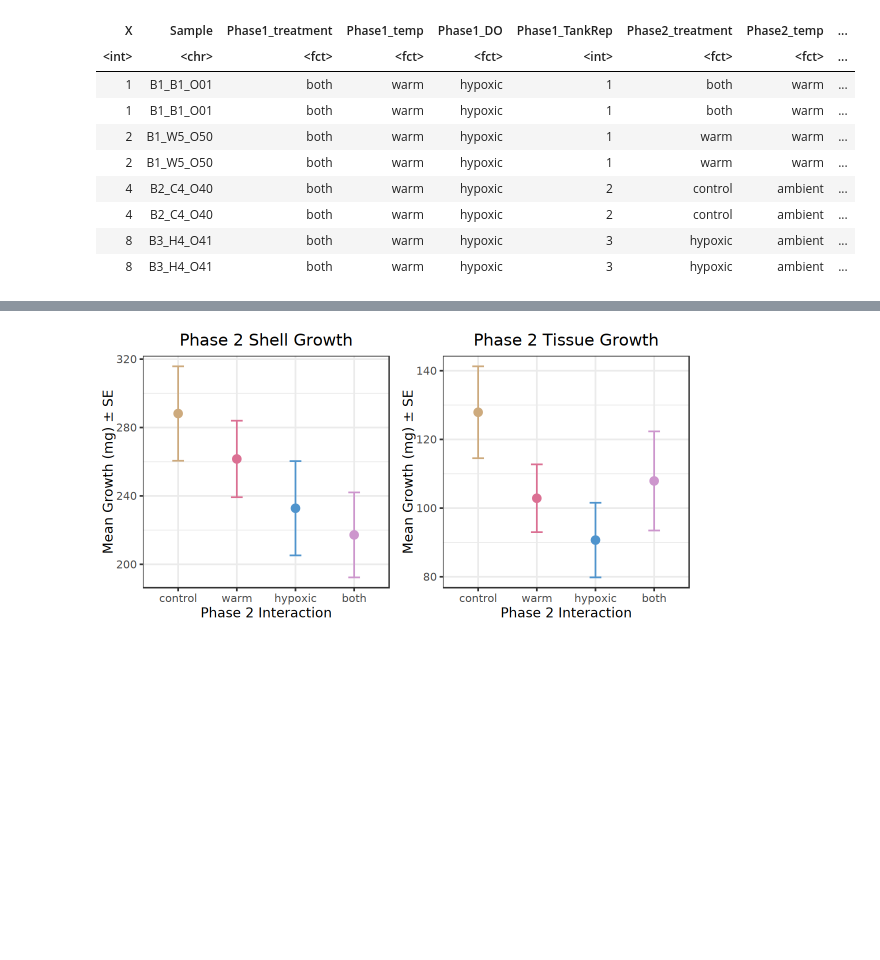
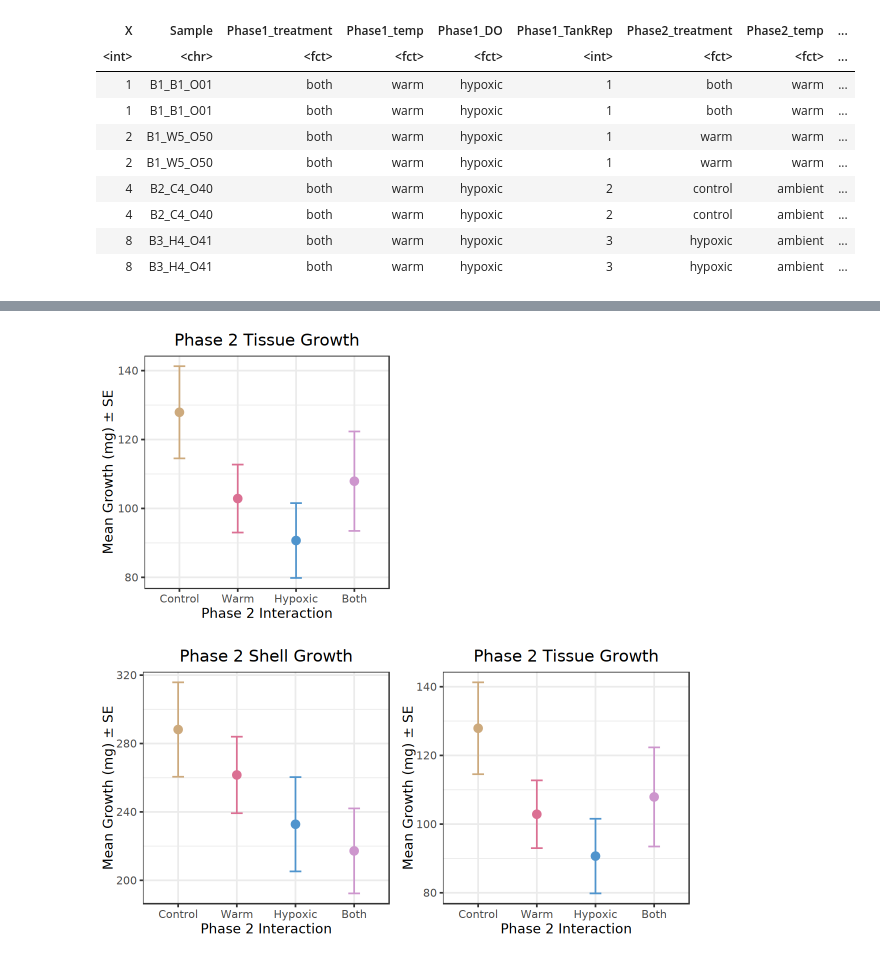
Before and after one commit to jgmcdonough/CE24_RNA-seq, a Jupyter notebook: analysis/diff_expression/phase2_v_phase2/growth_treatments.ipynb, the cells around one changed output, grey strips where cells are left out. Saved outputs shown, nothing was run; the diff lists cells and outputs as text; code cells hidden in the pictures; blank space fills up the shorter version.

```diff
--- a/analysis/diff_expression/phase2_v_phase2/growth_treatments.ipynb
+++ b/analysis/diff_expression/phase2_v_phase2/growth_treatments.ipynb
@@ -498,23 +499,27 @@ shell
 # %%
+options(repr.plot.width = 5, repr.plot.height = 5)
+
 tissue <- ggplot(p2_tissue, aes(x = x, y = mean_growth, color = x)) +
 # Plot means as points
 geom_point(size = 4, position = position_dodge(0.9)) +
  # Error bars for SD
 geom_errorbar(aes(ymin = mean_growth - se_growth, ymax = mean_growth + se_growth),
               width = 0.2, position = position_dodge(0.9)) +
 #scale_y_continuous(position = "right") +   # move y-axis to right
 scale_color_manual(values = c("hypoxic" = "steelblue3", "warm" = "palevioletred", "control" = "burlywood3", "both" = "plum3")) +
-scale_x_discrete(labels = tools::toTitleCase) +
+scale_x_discrete(labels = stringr::str_to_title) +
 guides(fill = 'none') +
 labs(x = 'Phase 2 Interaction',
     y = 'Mean Growth (mg) ± SE',
     title = 'Phase 2 Tissue Growth') +
 theme_bw(base_size = 16) +
 theme(legend.position = "none",
       plot.title = element_text(hjust = 0.5)
 )
 
 tissue
+# %% [output]
+[figure, added]
 # %%
 options(repr.plot.height = 5, repr.plot.width = 10)
 
```
Also changed, not shown: parts of 1 cell of this notebook.
